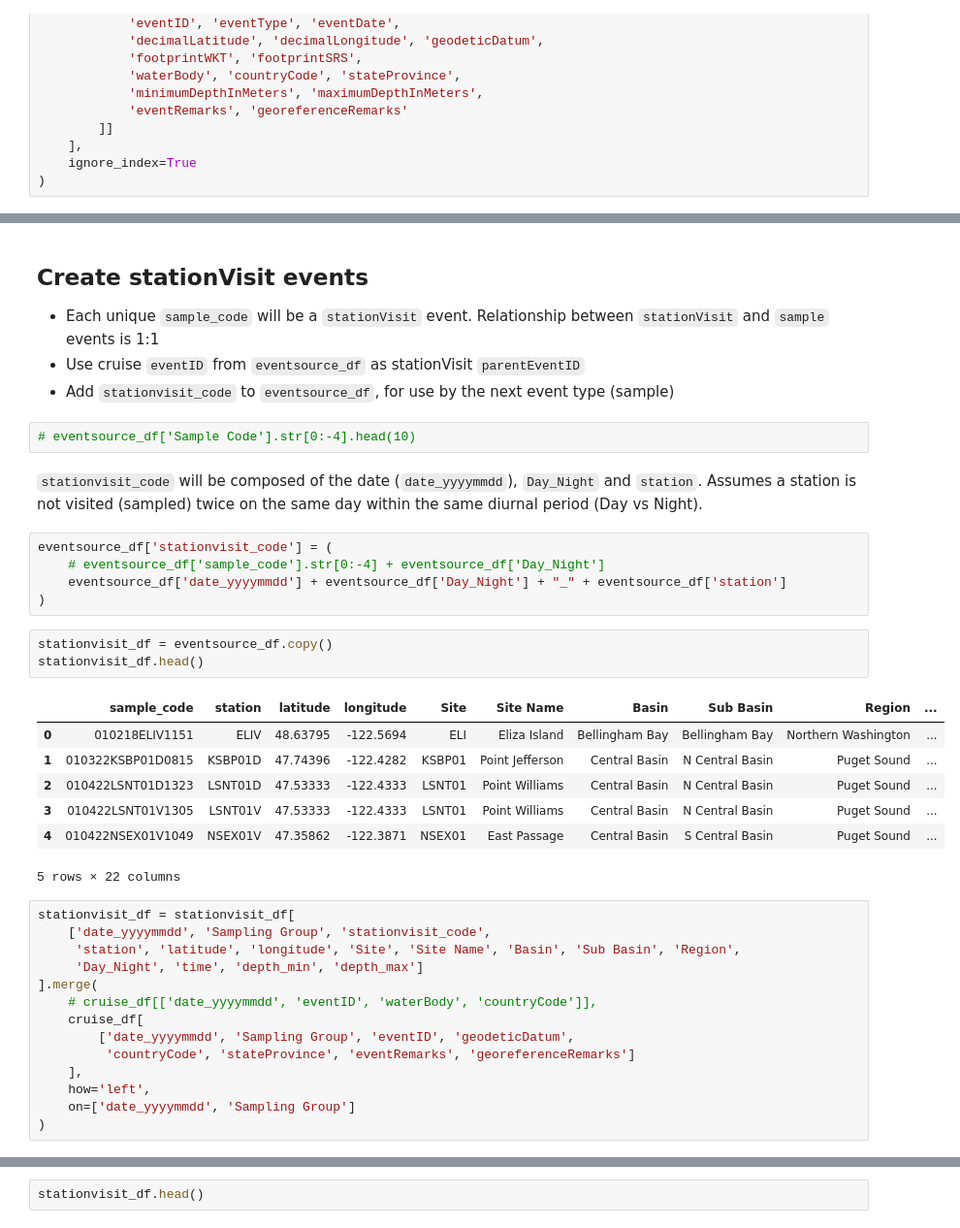
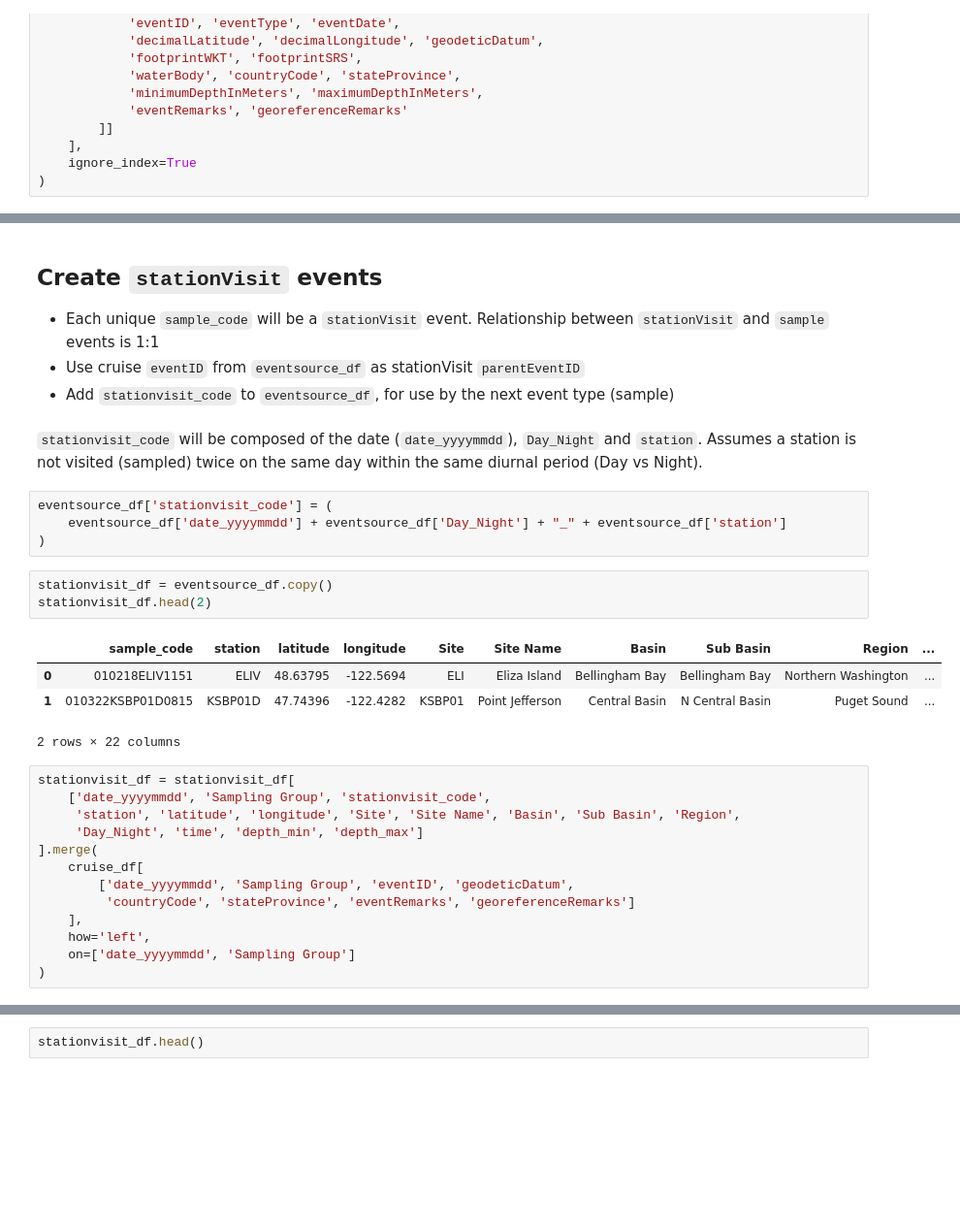
Before and after one commit to nanoos-pnw/obis-pszmp, a Jupyter notebook: PSZMP-dwcEvent.ipynb, the cells around one changed output, grey strips where cells are left out. Shown at 97% size. Saved outputs shown, nothing was run; the diff lists cells and outputs as text; blank space fills up the shorter version.

Commit message:
Finalized, cleaned up and reran event notebook; includes relevant update to common_mappings

```diff
--- a/PSZMP-dwcEvent.ipynb
+++ b/PSZMP-dwcEvent.ipynb
@@ -389,38 +388,31 @@ event_df.head()
 | 3 | PSZMP-CR-20140409_KC | cruise | NaN | 2014-04-09T09:25:00-0700 | NaN | NaN | 47.5333 | -122.4333 | ... |
 | 4 | PSZMP-CR-20140409_NIT | cruise | NaN | 2014-04-09T10:30:00-0700 | NaN | NaN | 47.1389 | -122.6367 | ... |
 # %% [markdown]
-## Create stationVisit events
+## Create `stationVisit` events
 
 - Each unique `sample_code` will be a `stationVisit` event. Relationship between `stationVisit` and `sample` events is 1:1
 - Use cruise `eventID` from `eventsource_df` as stationVisit `parentEventID`
 - Add `stationvisit_code` to `eventsource_df`, for use by the next event type (sample)
-# %%
-# eventsource_df['Sample Code'].str[0:-4].head(10)
 # %% [markdown]
 `stationvisit_code` will be composed of the date (`date_yyyymmdd`), `Day_Night` and `station`. Assumes a station is not visited (sampled) twice on the same day within the same diurnal period (Day vs Night).
 # %%
 eventsource_df['stationvisit_code'] = (
-    # eventsource_df['sample_code'].str[0:-4] + eventsource_df['Day_Night']
     eventsource_df['date_yyyymmdd'] + eventsource_df['Day_Night'] + "_" + eventsource_df['station']
 )
 # %%
 stationvisit_df = eventsource_df.copy()
-stationvisit_df.head()
+stationvisit_df.head(2)
 # %% [output]
 |  | sample_code | station | latitude | longitude | Site | Site Name | Basin | Sub Basin | Region | ... |
 | 0 | 010218ELIV1151 | ELIV | 48.63795 | -122.5694 | ELI | Eliza Island | Bellingham Bay | Bellingham Bay | Northern Washington | ... |
 | 1 | 010322KSBP01D0815 | KSBP01D | 47.74396 | -122.4282 | KSBP01 | Point Jefferson | Central Basin | N Central Basin | Puget Sound | ... |
-| 2 | 010422LSNT01D1323 | LSNT01D | 47.53333 | -122.4333 | LSNT01 | Point Williams | Central Basin | N Central Basin | Puget Sound | ... |
-| 3 | 010422LSNT01V1305 | LSNT01V | 47.53333 | -122.4333 | LSNT01 | Point Williams | Central Basin | N Central Basin | Puget Sound | ... |
-| 4 | 010422NSEX01V1049 | NSEX01V | 47.35862 | -122.3871 | NSEX01 | East Passage | Central Basin | S Central Basin | Puget Sound | ... |
-5 rows × 22 columns
+2 rows × 22 columns
 # %%
 stationvisit_df = stationvisit_df[
     ['date_yyyymmdd', 'Sampling Group', 'stationvisit_code',
      'station', 'latitude', 'longitude', 'Site', 'Site Name', 'Basin', 'Sub Basin', 'Region',
      'Day_Night', 'time', 'depth_min', 'depth_max']
 ].merge(
-    # cruise_df[['date_yyyymmdd', 'eventID', 'waterBody', 'countryCode']],
     cruise_df[
         ['date_yyyymmdd', 'Sampling Group', 'eventID', 'geodeticDatum',
          'countryCode', 'stateProvince', 'eventRemarks', 'georeferenceRemarks']
```
Also changed, not shown: parts of 30 cells of this notebook, 2 other files.
